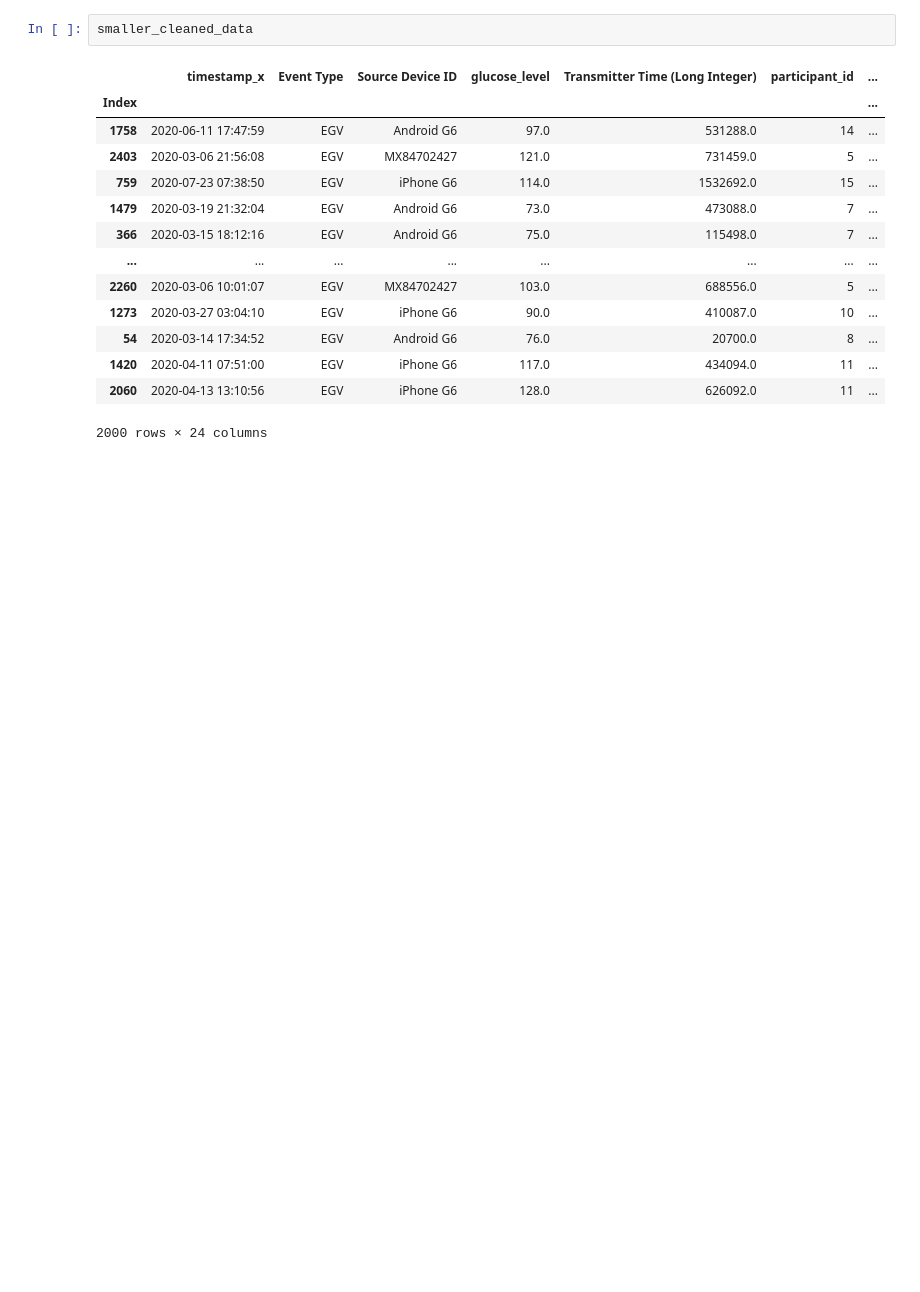
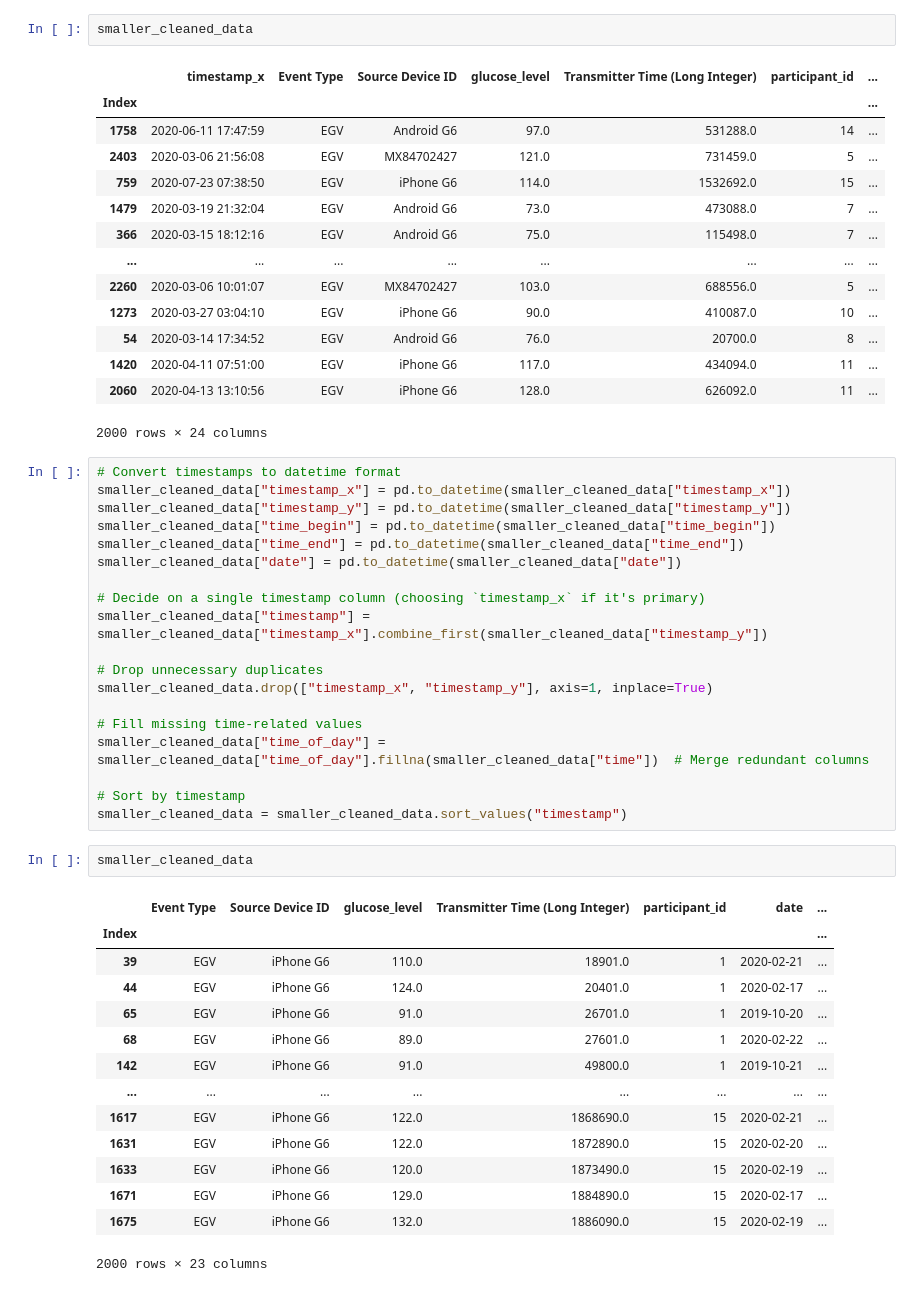
Before and after one commit to mehul422/Project3_DSC106, a Jupyter notebook: script.ipynb, the cells around one changed output. Saved outputs shown, nothing was run; the diff lists cells and outputs as text; blank space fills up the shorter version.

Commit message:
working on readme data analysis

```diff
--- a/script.ipynb
+++ b/script.ipynb
@@ -130,3 +130,39 @@ smaller_cleaned_data
 | 1420 | 2020-04-11 07:51:00 | EGV | iPhone G6 | 117.0 | 434094.0 | 11 | ... |
 | 2060 | 2020-04-13 13:10:56 | EGV | iPhone G6 | 128.0 | 626092.0 | 11 | ... |
 2000 rows × 24 columns
+# %%
+# Convert timestamps to datetime format
+smaller_cleaned_data["timestamp_x"] = pd.to_datetime(smaller_cleaned_data["timestamp_x"])
+smaller_cleaned_data["timestamp_y"] = pd.to_datetime(smaller_cleaned_data["timestamp_y"])
+smaller_cleaned_data["time_begin"] = pd.to_datetime(smaller_cleaned_data["time_begin"])
+smaller_cleaned_data["time_end"] = pd.to_datetime(smaller_cleaned_data["time_end"])
+smaller_cleaned_data["date"] = pd.to_datetime(smaller_cleaned_data["date"])
+
+# Decide on a single timestamp column (choosing `timestamp_x` if it's primary)
+smaller_cleaned_data["timestamp"] = smaller_cleaned_data["timestamp_x"].combine_first(smaller_cleaned_data["timestamp_y"])
+
+# Drop unnecessary duplicates
+smaller_cleaned_data.drop(["timestamp_x", "timestamp_y"], axis=1, inplace=True)
+
+# Fill missing time-related values
+smaller_cleaned_data["time_of_day"] = smaller_cleaned_data["time_of_day"].fillna(smaller_cleaned_data["time"])  # Merge redundant columns
+
+# Sort by timestamp
+smaller_cleaned_data = smaller_cleaned_data.sort_values("timestamp")
+# %%
+smaller_cleaned_data
+# %% [output]
+|  | Event Type | Source Device ID | glucose_level | Transmitter Time (Long Integer) | participant_id | date | ... |
+| Index |  |  |  |  |  |  | ... |
+| 39 | EGV | iPhone G6 | 110.0 | 18901.0 | 1 | 2020-02-21 | ... |
+| 44 | EGV | iPhone G6 | 124.0 | 20401.0 | 1 | 2020-02-17 | ... |
+| 65 | EGV | iPhone G6 | 91.0 | 26701.0 | 1 | 2019-10-20 | ... |
+| 68 | EGV | iPhone G6 | 89.0 | 27601.0 | 1 | 2020-02-22 | ... |
+| 142 | EGV | iPhone G6 | 91.0 | 49800.0 | 1 | 2019-10-21 | ... |
+| ... | ... | ... | ... | ... | ... | ... | ... |
+| 1617 | EGV | iPhone G6 | 122.0 | 1868690.0 | 15 | 2020-02-21 | ... |
+| 1631 | EGV | iPhone G6 | 122.0 | 1872890.0 | 15 | 2020-02-20 | ... |
+| 1633 | EGV | iPhone G6 | 120.0 | 1873490.0 | 15 | 2020-02-19 | ... |
+| 1671 | EGV | iPhone G6 | 129.0 | 1884890.0 | 15 | 2020-02-17 | ... |
+| 1675 | EGV | iPhone G6 | 132.0 | 1886090.0 | 15 | 2020-02-19 | ... |
+2000 rows × 23 columns
```
Also changed, not shown: 1 other file.
